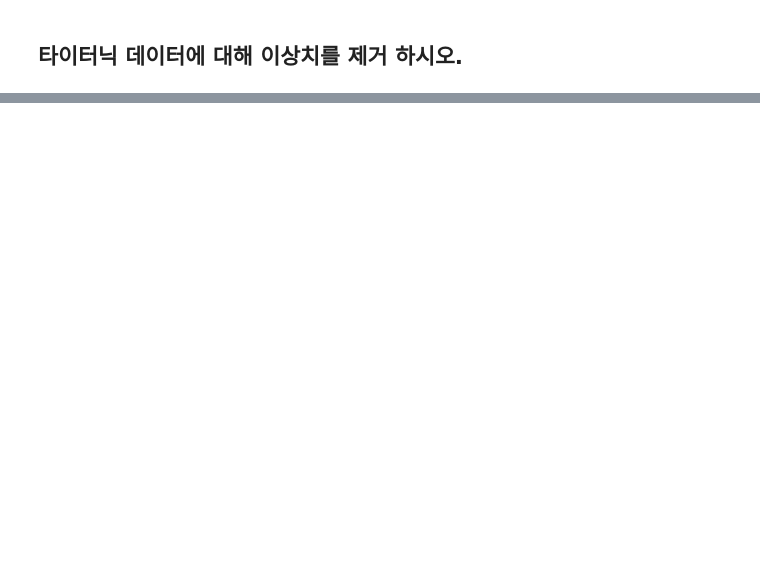
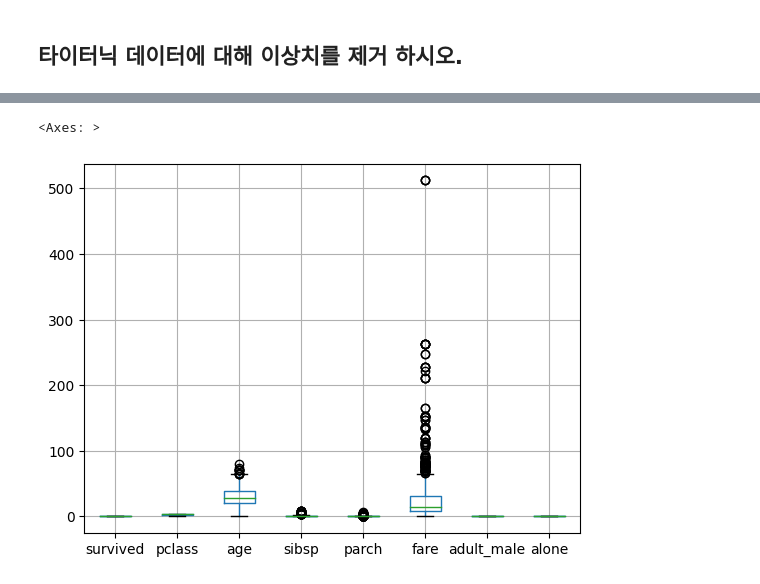
Before and after one commit to yejuPark/ML, a Jupyter notebook: class/1일차/1.머신러닝/01.전처리/2.이상치 처리.ipynb, the cells around one changed output, grey strips where cells are left out. Drawn from its saved outputs; the diff is of its cells as text; code cells hidden in the pictures; blank space fills up the shorter version.

```diff
--- a/class/1일차/1.머신러닝/01.전처리/2.이상치 처리.ipynb
+++ b/class/1일차/1.머신러닝/01.전처리/2.이상치 처리.ipynb
@@ -134,2 +172,5 @@ plt.show()
 # %% [markdown]
 ## 타이터닉 데이터에 대해 이상치를 제거 하시오.
+# %%
+titanic = sns.load_dataset('titanic')
+titanic.head()
@@ -135,0 +184,7 @@ plt.show()
+# %%
+# 이상치 feature 찾기
+
+titanic.boxplot()
+# %% [output]
+<Axes: >
+[figure, added]
```
Also changed, not shown: parts of 8 cells of this notebook.
